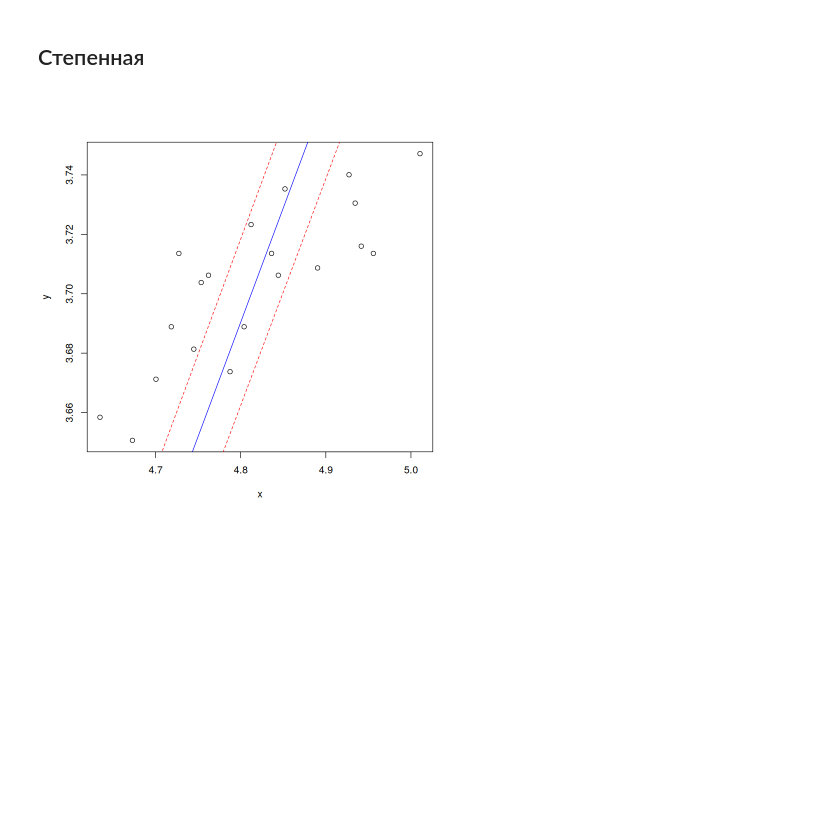
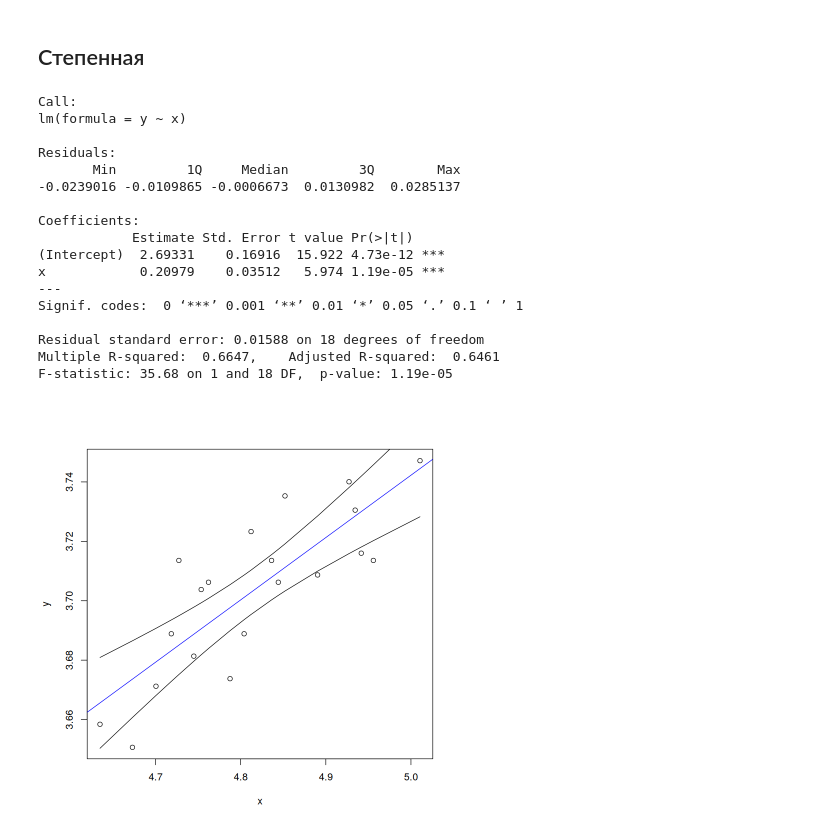
Before and after one commit to Amatikay/Econometrics_labs, a Jupyter notebook: Lab-5_2023-24/main.ipynb, the cells around one changed output. Drawn from its saved outputs; the diff is of its cells as text; code cells hidden in the pictures; blank space fills up the shorter version.

```diff
--- a/Lab-5_2023-24/main.ipynb
+++ b/Lab-5_2023-24/main.ipynb
@@ -376,17 +393,32 @@ lines(x, predictions[, "upr"], col = "red", lty = 2)
 # %% [markdown]
 ## Степенная
 # %%
-x <- data$x
-y <- data$y
+x <- log(data$x)
+y <- log(data$y)
-# %%
-x <- log(x)
-y <- log(y)
 # %%
-model <- lm(y ~ x - 1)
+model <- lm(y ~ x)
+summary(model)
 predictions <- predict(model, interval = "confidence", level = 0.95)
 plot(x, y)
 abline(model, col = "blue")
-lines(x, predictions[, "lwr"], col = "red", lty = 2)
-lines(x, predictions[, "upr"], col = "red", lty = 2)
+lines(x, predictions[, "lwr"])
+lines(x, predictions[, "upr"])
 # %% [output]
+Call:
+lm(formula = y ~ x)
+
+Residuals:
+       Min         1Q     Median         3Q        Max
+-0.0239016 -0.0109865 -0.0006673  0.0130982  0.0285137
+
+Coefficients:
+            Estimate Std. Error t value Pr(>|t|)
+(Intercept)  2.69331    0.16916  15.922 4.73e-12 ***
+x            0.20979    0.03512   5.974 1.19e-05 ***
+---
+Signif. codes:  0 ‘***’ 0.001 ‘**’ 0.01 ‘*’ 0.05 ‘.’ 0.1 ‘ ’ 1
+
+Residual standard error: 0.01588 on 18 degrees of freedom
+Multiple R-squared:  0.6647,    Adjusted R-squared:  0.6461
+F-statistic: 35.68 on 1 and 18 DF,  p-value: 1.19e-05
-[figure, old version]
+[figure, new version]
```
Also changed, not shown: parts of 1 cell of this notebook, 2 other files.
